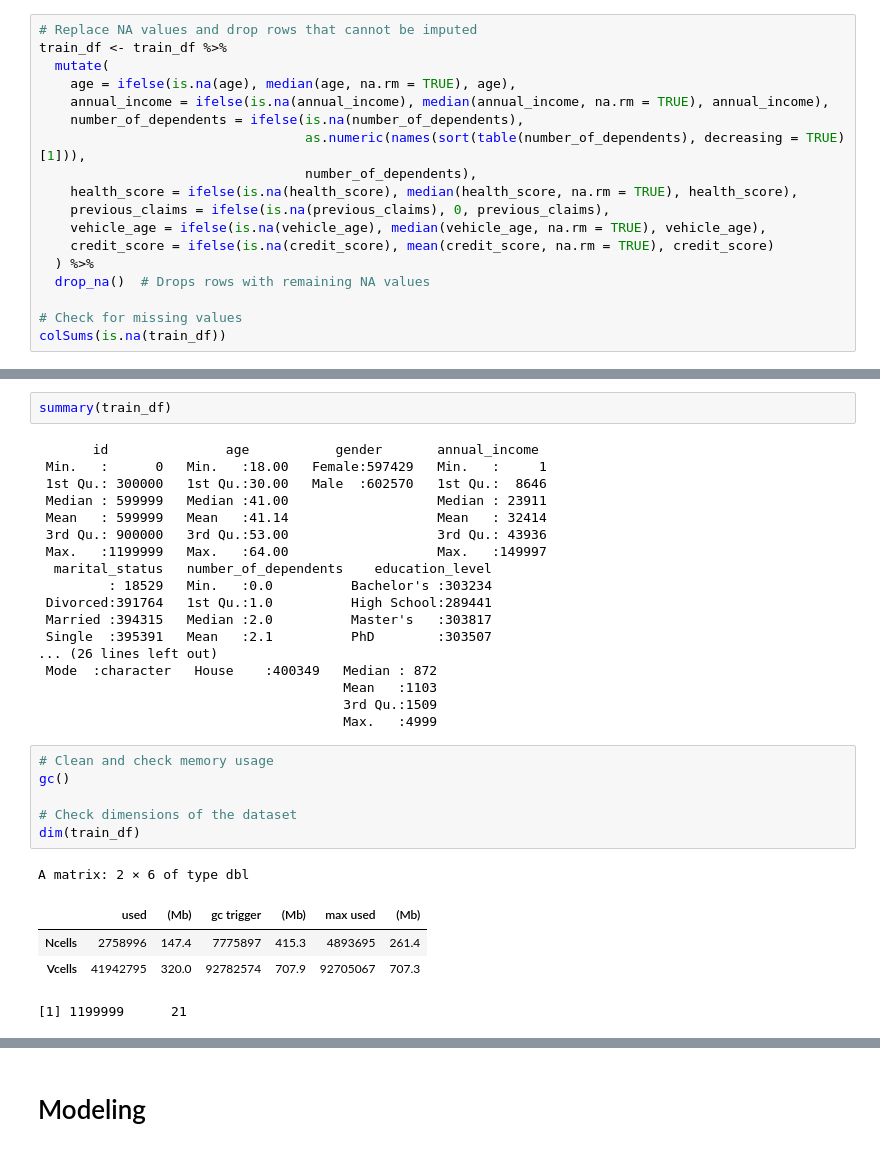
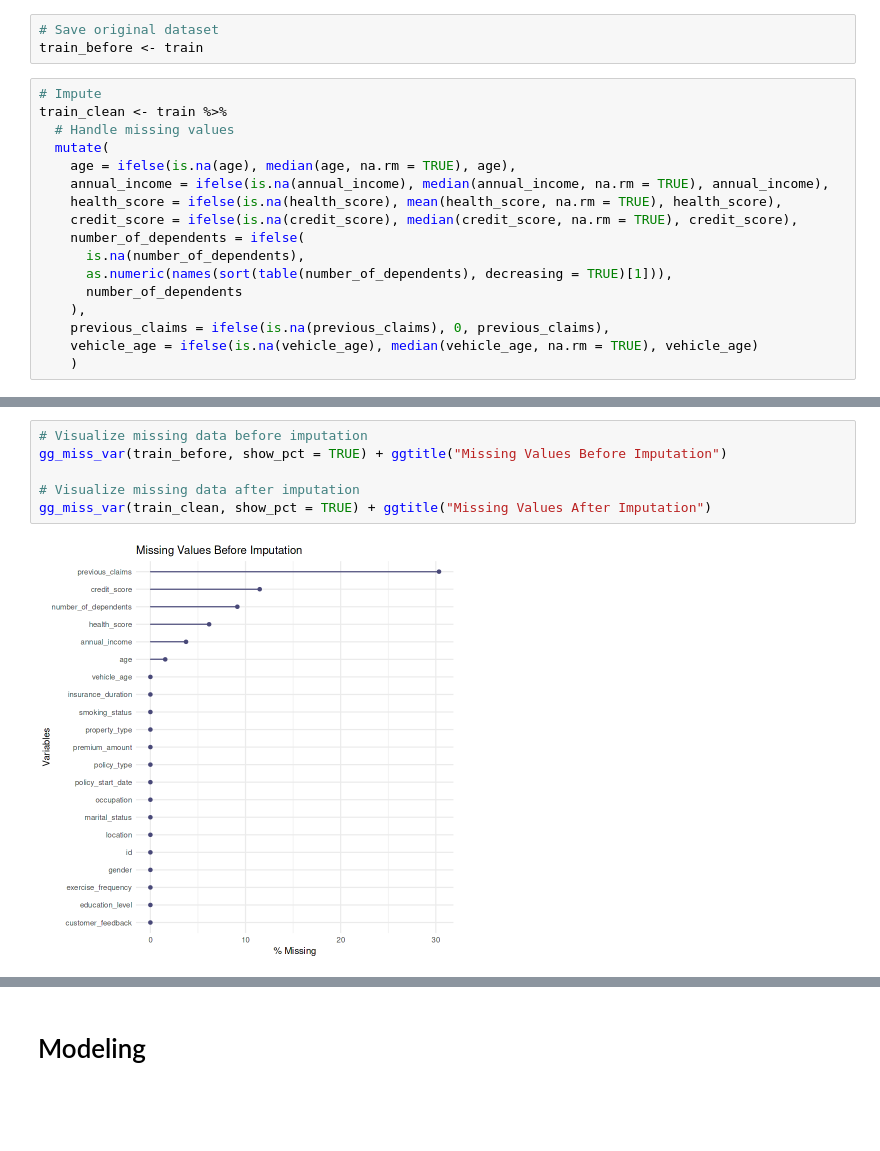
Before and after one commit to vanezp01/datalabs, a Jupyter notebook: predict-insurance-premiums.ipynb, the cells around one changed output, grey strips where cells are left out. Drawn from its saved outputs; the diff is of its cells as text; blank space fills up the shorter version.

```diff
--- a/predict-insurance-premiums.ipynb
+++ b/predict-insurance-premiums.ipynb
@@ -77,18 +72,20 @@ A data.frame: 6 × 21
+# %%
+# Save original dataset
+train_before <- train
 # %%
-# Replace NA values and drop rows that cannot be imputed
-train_df <- train_df %>%
+# Impute
+train_clean <- train %>%
+  # Handle missing values
   mutate(
     age = ifelse(is.na(age), median(age, na.rm = TRUE), age),
     annual_income = ifelse(is.na(annual_income), median(annual_income, na.rm = TRUE), annual_income),
-    number_of_dependents = ifelse(is.na(number_of_dependents),
-                                  as.numeric(names(sort(table(number_of_dependents), decreasing = TRUE)[1])),
-                                  number_of_dependents),
-    health_score = ifelse(is.na(health_score), median(health_score, na.rm = TRUE), health_score),
+    health_score = ifelse(is.na(health_score), mean(health_score, na.rm = TRUE), health_score),
+    credit_score = ifelse(is.na(credit_score), median(credit_score, na.rm = TRUE), credit_score),
+    number_of_dependents = ifelse(
+      is.na(number_of_dependents),
+      as.numeric(names(sort(table(number_of_dependents), decreasing = TRUE)[1])),
+      number_of_dependents
+    ),
     previous_claims = ifelse(is.na(previous_claims), 0, previous_claims),
-    vehicle_age = ifelse(is.na(vehicle_age), median(vehicle_age, na.rm = TRUE), vehicle_age),
-    credit_score = ifelse(is.na(credit_score), mean(credit_score, na.rm = TRUE), credit_score)
-  ) %>%
-  drop_na()  # Drops rows with remaining NA values
-
-# Check for missing values
-colSums(is.na(train_df))
+    vehicle_age = ifelse(is.na(vehicle_age), median(vehicle_age, na.rm = TRUE), vehicle_age)
+    )
@@ -119,32 +92,8 @@ train_df <- train_df %>%
-# %%
-summary(train_df)
-# %% [output]
-       id               age           gender       annual_income
- Min.   :      0   Min.   :18.00   Female:597429   Min.   :     1
- 1st Qu.: 300000   1st Qu.:30.00   Male  :602570   1st Qu.:  8646
- Median : 599999   Median :41.00                   Median : 23911
- Mean   : 599999   Mean   :41.14                   Mean   : 32414
- 3rd Qu.: 900000   3rd Qu.:53.00                   3rd Qu.: 43936
- Max.   :1199999   Max.   :64.00                   Max.   :149997
-  marital_status   number_of_dependents    education_level
-         : 18529   Min.   :0.0          Bachelor's :303234
- Divorced:391764   1st Qu.:1.0          High School:289441
- Married :394315   Median :2.0          Master's   :303817
- Single  :395391   Mean   :2.1          PhD        :303507
-... (26 lines left out)
- Mode  :character   House    :400349   Median : 872
-                                       Mean   :1103
-                                       3rd Qu.:1509
-                                       Max.   :4999
-# %%
-# Clean and check memory usage
-gc()
-
-# Check dimensions of the dataset
-dim(train_df)
-# %% [output]
-A matrix: 2 × 6 of type dbl
-|  | used | (Mb) | gc trigger | (Mb) | max used | (Mb) |
-| Ncells | 2758996 | 147.4 | 7775897 | 415.3 | 4893695 | 261.4 |
-| Vcells | 41942795 | 320.0 | 92782574 | 707.9 | 92705067 | 707.3 |
-[1] 1199999      21
+# %%
+# Visualize missing data before imputation
+gg_miss_var(train_before, show_pct = TRUE) + ggtitle("Missing Values Before Imputation")
+
+# Visualize missing data after imputation
+gg_miss_var(train_clean, show_pct = TRUE) + ggtitle("Missing Values After Imputation")
+# %% [output]
+[figure, added]
```
Also changed, not shown: parts of 27 cells of this notebook.
